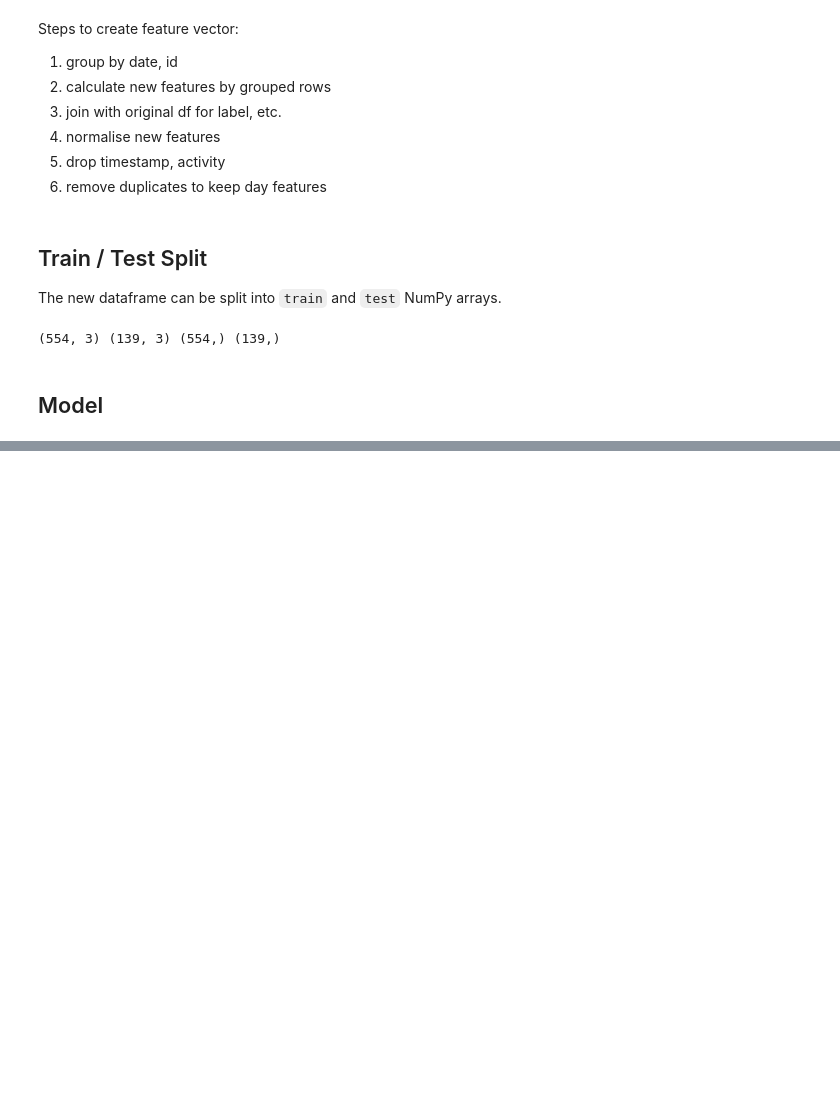
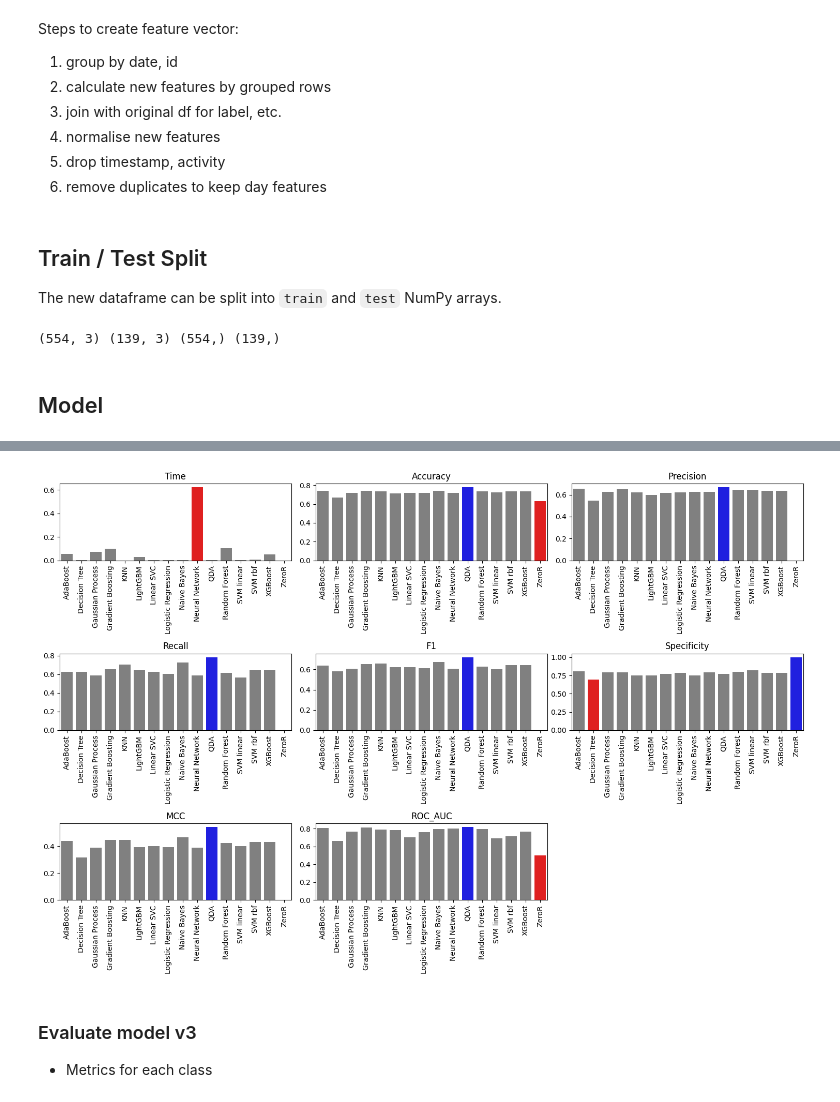
Before and after one commit to zoonalink/IGP-5, a Jupyter notebook: petter/baseline-garcia-2-model.ipynb, the cells around one changed output, grey strips where cells are left out. Cells and saved outputs as stored; diff of their text form; code cells hidden in the pictures; blank space fills up the shorter version.

```diff
--- a/petter/baseline-garcia-2-model.ipynb
+++ b/petter/baseline-garcia-2-model.ipynb
@@ -595,0 +528,2 @@ Gaussian Process     None  None  None  0.748304
+# %%
+results_v2 = evaluate_models_v2(X_train, X_test, y_train, y_test, models, cv=10)
@@ -595,0 +548,6 @@ Gaussian Process     None  None  None  0.748304
+# %%
+# make into a dataframe
+df_results_2 = pd.DataFrame.from_dict(results_v2, orient='index')
+# results
+v2 = df_results_2[['elapsed_time', 'accuracy', 'precision', 'recall', 'f1', 'specificity', 'mcc', 'roc_auc']]
+print(v2)
@@ -595,0 +585,47 @@ Gaussian Process     None  None  None  0.748304
+# %%
+
+import matplotlib.pyplot as plt
+import seaborn as sns
+
+fig, axs = plt.subplots(3, 3, figsize=(15, 10))
+
+# List of metrics
+metrics = ['elapsed_time', 'accuracy', 'precision', 'recall', 'f1', 'specificity', 'mcc', 'roc_auc']
+labels = ['Time', 'Accuracy', 'Precision', 'Recall', 'F1', 'Specificity', 'MCC', 'ROC_AUC']
+
+# plot metrics
+for i, metric in enumerate(metrics):
+    row = i // 3  # integer division to convert i into a row index
+    col = i % 3  # modulo division to convert i into a column index
+    ax = axs[row, col]
+    df_sorted = v2.sort_index()  # sort the DataFrame by index
+
+    # index of the highest and lowest value for the current metric
+    max_index = df_sorted[metric].idxmax()
+    min_index = df_sorted[metric].idxmin()
+
+    # list of colors for each bar
+    if metric == 'elapsed_time':
+        colors = ['red' if index == max_index else 'blue' if index == min_index else 'gray' for index in df_sorted.index]
+    else:
+        colors = ['blue' if index == max_index else 'red' if index == min_index else 'gray' for index in df_sorted.index]
+
+    sns.barplot(data=df_sorted, x=df_sorted.index, y=metric, ax=ax, palette=colors, hue=df_sorted.index)
+    ax.set_xticks(range(len(df_sorted.index)))  # set the ticks explicitly
+    ax.set_xticklabels(df_sorted.index, rotation=90)  # set x-tick labels to the names in the sorted df
+    ax.set_title(labels[i])  # modified line
+    ax.set_xlabel('')
+    ax.set_ylabel('')
+
+# remove unused plots
+for i in range(len(metrics), len(axs.flatten())):
+    axs.flatten()[i].remove()
+
+plt.tight_layout()
+plt.show()
+# %% [output]
+[figure, added]
+# %% [markdown]
+### Evaluate model v3
+
+* Metrics for each class
```
Also changed, not shown: parts of 51 cells of this notebook, 1 other file.
